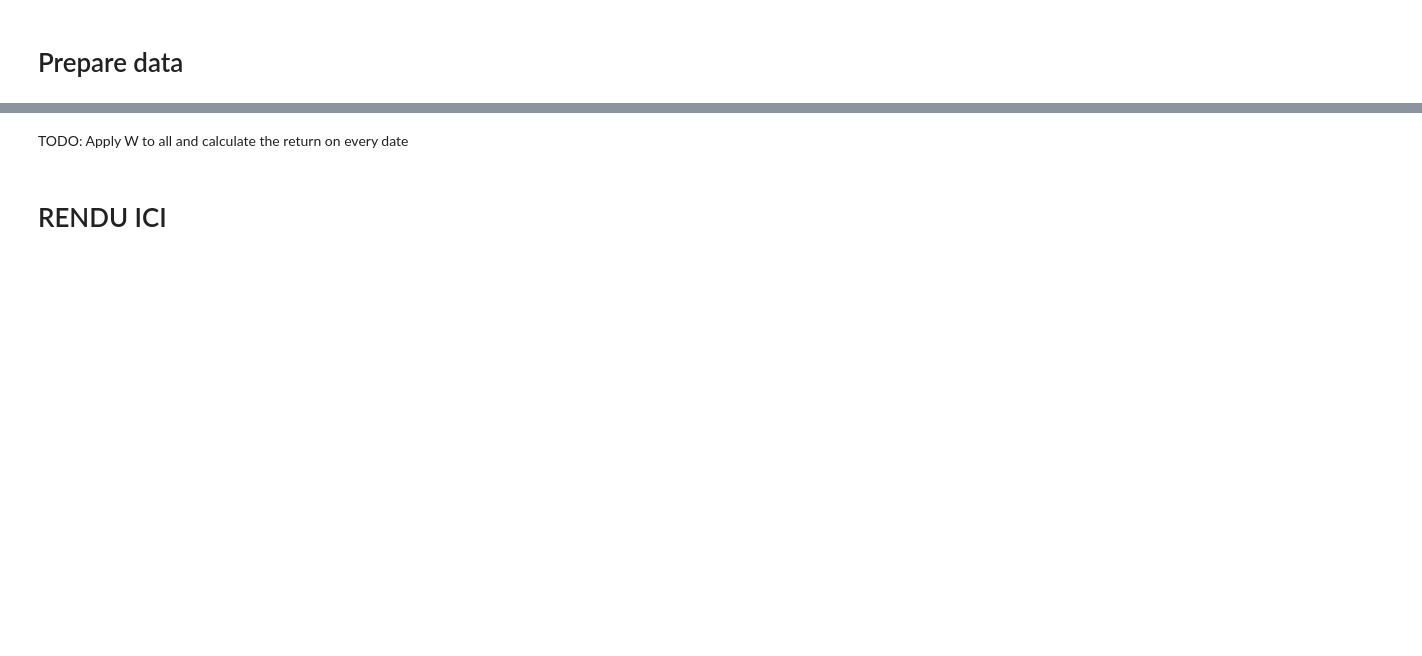
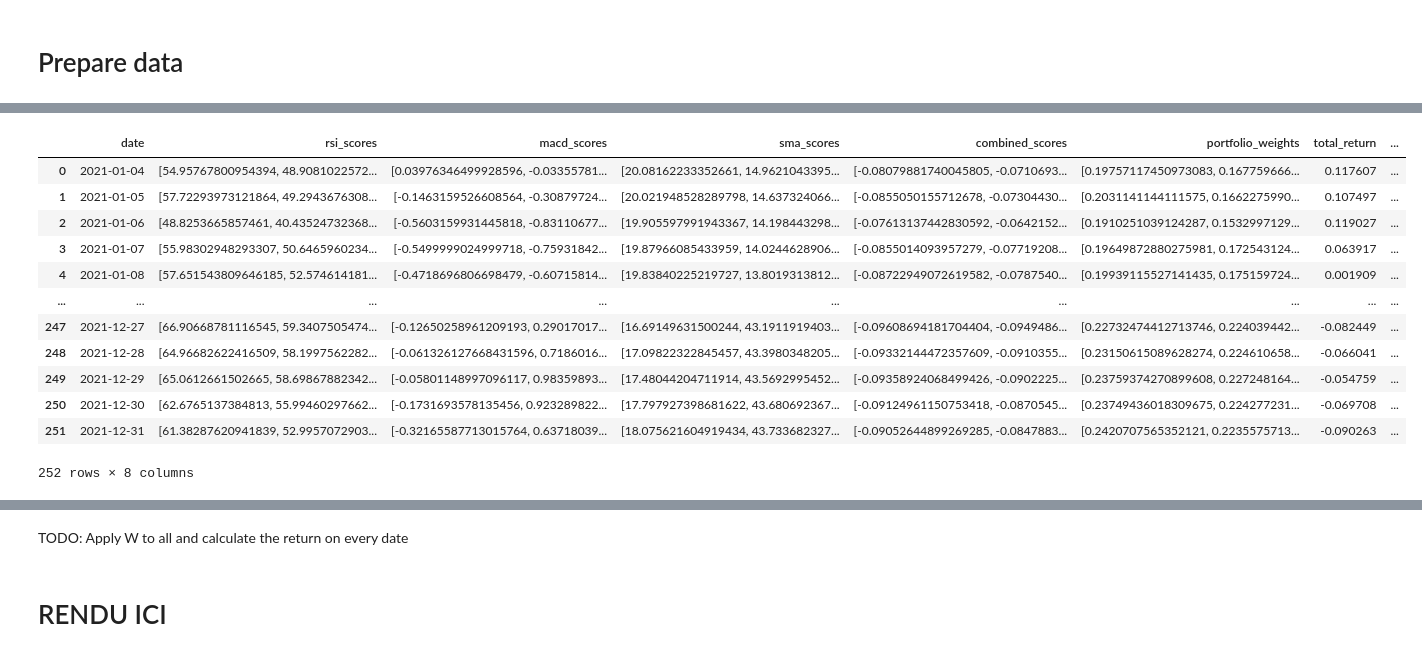
Before and after one commit to mathieupelo/SDA-Project, a Jupyter notebook: pipeline.ipynb, the cells around one changed output, grey strips where cells are left out. Drawn from its saved outputs; the diff is of its cells as text; code cells hidden in the pictures; blank space fills up the shorter version.

```diff
--- a/pipeline.ipynb
+++ b/pipeline.ipynb
@@ -310,0 +395,67 @@ TODO: Calculate all the return for each of those dates
+# %%
+# Define the target date range
+start_date = '2021-01-01'
+end_date = '2022-01-01'
+date_range = pd.date_range(start=start_date, end=end_date)
+
+# Initialize an empty list to store the rows of the dataset
+dataset = []
+
+# Iterate over each date in the target range to calculate the signals and portfolio returns
+for date in date_range:
+    print(f"processing {date}")
+
+    # Step 1: Calculate the RSI signal scores
+    rsi_signal_scores = calculate_rsi_signal(data, tickers, date=date, period=14)
+    rsi_scores = np.array([score[1] for score in rsi_signal_scores])
+
+    # Step 2: Calculate the MACD signal scores
+    macd_signal_scores = calculate_macd_signal(data, tickers, date=date)
+    macd_scores = np.array([score[1] for score in macd_signal_scores])
+
+    # Step 3: Calculate the SMA signal scores
+    sma_signal_scores = calculate_sma_signal(data, tickers, date=date)
+    sma_scores = np.array([score[1] for score in sma_signal_scores])
+
+    if np.any(np.isnan(rsi_scores)) or np.any(np.isnan(macd_scores)) or np.any(np.isnan(sma_scores)):
+        print(f"Skipping {date} due to NaN values in the signals.")
+        continue  # Skip this date and move to the next one
+
+    print(f"RSI : {rsi_signal_scores}")
+    print(f"MACD : {macd_signal_scores}")
+    print(f"SMA : {sma_scores}")
+
+    # Step 4: Combine the signals (this step can be adjusted later based on how you combine them)
+    signal_weights = W  # You can later train a model to adjust these weights
+    combined_scores = combine_signals(signal_weights, [rsi_scores, macd_scores, sma_scores])
+    combined_scores_with_tickers = list(zip(tickers, combined_scores))
+
+    print(f"Combined Scores", combined_scores_with_tickers)
+
+    # Step 5: Solve the portfolio based on the combined signal scores
+    portfolio_weights = portfolio_solver.SolveSignalPortfolio(tickers, data, combined_scores)
+
+    # Step 6: Calculate the returns for the portfolio based on the optimized weights
+    cumulative_returns, total_return, annualized_return = portfolio_solver.CalculatePortfolioReturns(tickers, data, portfolio_weights, start_date=date, time_period=30)  # time_period=1 for daily returns
+
+    # Add the calculated values to the dataset
+    dataset.append({
+        'date': date,
+        'rsi_scores': rsi_scores,
+        'macd_scores': macd_scores,
+        'sma_scores': sma_scores,
+        'combined_scores': combined_scores,
+        'portfolio_weights': portfolio_weights,
+        'total_return': total_return,
+        'annualized_return': annualized_return
+    })
+
+
+# Convert the dataset into a DataFrame
+df = pd.DataFrame(dataset)
+
+# Display the dataset (this will include the RSI, MACD, SMA scores, portfolio weights, and returns)
+
+# You can now use this DataFrame for training your model.
+display(df)
+# %% [output]
@@ -310,0 +479,13 @@ TODO: Calculate all the return for each of those dates
+|  | date | rsi_scores | macd_scores | sma_scores | combined_scores | portfolio_weights | total_return | ... |
+| 0 | 2021-01-04 | [54.95767800954394, 48.9081022572... | [0.03976346499928596, -0.03355781... | [20.08162233352661, 14.9621043395... | [-0.08079881740045805, -0.0710693... | [0.19757117450973083, 0.167759666... | 0.117607 | ... |
+| 1 | 2021-01-05 | [57.72293973121864, 49.2943676308... | [-0.1463159526608564, -0.30879724... | [20.021948528289798, 14.637324066... | [-0.0855050155712678, -0.07304430... | [0.2031141144111575, 0.1662275990... | 0.107497 | ... |
+| 2 | 2021-01-06 | [48.8253665857461, 40.43524732368... | [-0.5603159931445818, -0.83110677... | [19.905597991943367, 14.198443298... | [-0.07613137442830592, -0.0642152... | [0.1910251039124287, 0.1532997129... | 0.119027 | ... |
+| 3 | 2021-01-07 | [55.98302948293307, 50.6465960234... | [-0.5499999024999718, -0.75931842... | [19.87966085433959, 14.0244628906... | [-0.0855014093957279, -0.07719208... | [0.19649872880275981, 0.172543124... | 0.063917 | ... |
+| 4 | 2021-01-08 | [57.651543809646185, 52.574614181... | [-0.4718696806698479, -0.60715814... | [19.83840225219727, 13.8019313812... | [-0.08722949072619582, -0.0787540... | [0.19939115527141435, 0.175159724... | 0.001909 | ... |
+| ... | ... | ... | ... | ... | ... | ... | ... | ... |
+| 247 | 2021-12-27 | [66.90668781116545, 59.3407505474... | [-0.12650258961209193, 0.29017017... | [16.69149631500244, 43.1911919403... | [-0.09608694181704404, -0.0949486... | [0.22732474412713746, 0.224039442... | -0.082449 | ... |
+| 248 | 2021-12-28 | [64.96682622416509, 58.1997562282... | [-0.061326127668431596, 0.7186016... | [17.09822322845457, 43.3980348205... | [-0.09332144472357609, -0.0910355... | [0.23150615089628274, 0.224610658... | -0.066041 | ... |
+| 249 | 2021-12-29 | [65.0612661502665, 58.69867882342... | [-0.05801148997096117, 0.98359893... | [17.48044204711914, 43.5692995452... | [-0.09358924068499426, -0.0902225... | [0.23759374270899608, 0.227248164... | -0.054759 | ... |
+| 250 | 2021-12-30 | [62.6765137384813, 55.99460297662... | [-0.1731693578135456, 0.923289822... | [17.797927398681622, 43.680692367... | [-0.09124961150753418, -0.0870545... | [0.23749436018309675, 0.224277231... | -0.069708 | ... |
+| 251 | 2021-12-31 | [61.38287620941839, 52.9957072903... | [-0.32165587713015764, 0.63718039... | [18.075621604919434, 43.733682327... | [-0.09052644899269285, -0.0847883... | [0.2420707565352121, 0.2235575713... | -0.090263 | ... |
+252 rows × 8 columns
```
Also changed, not shown: parts of 23 cells of this notebook.
